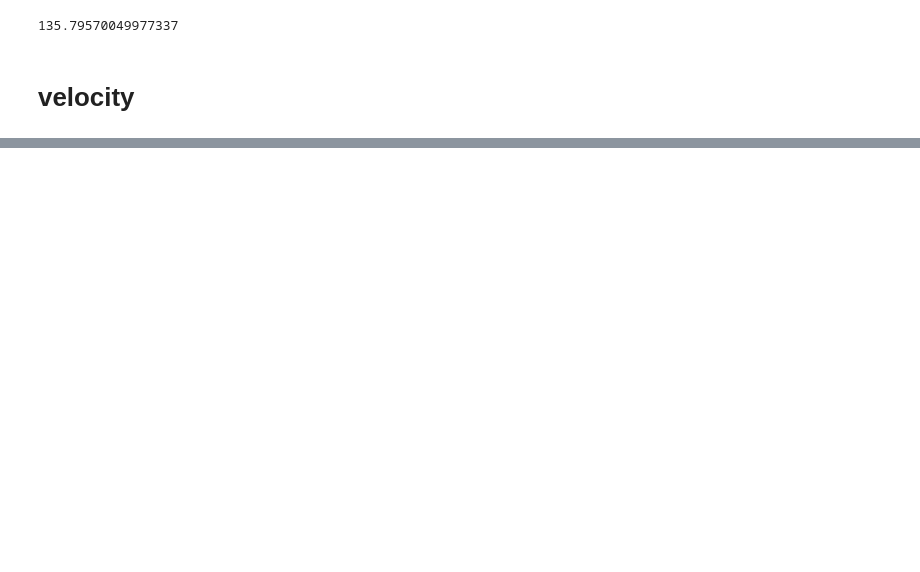
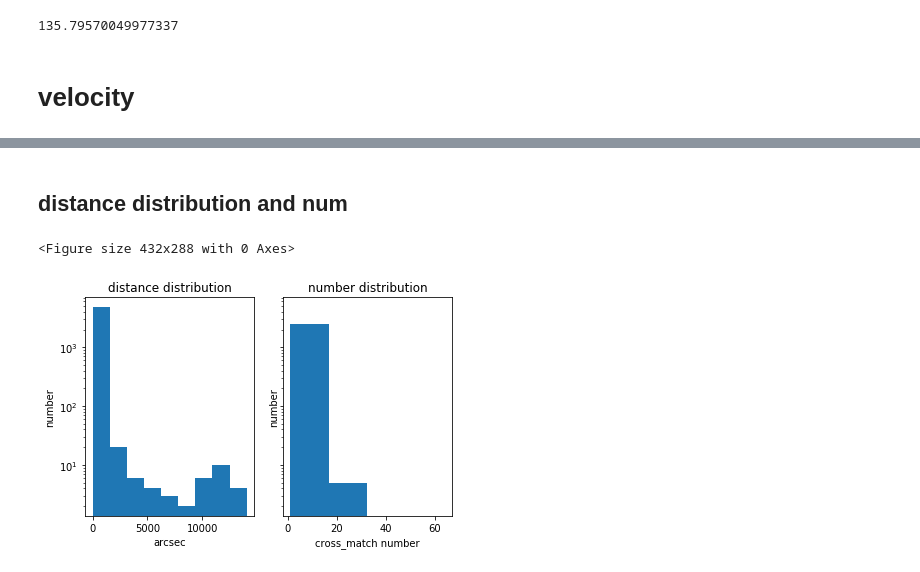
Before and after one commit to ddzs1234/pair-m-z, a Jupyter notebook: cross-match/cross_match_2.ipynb, the cells around one changed output, grey strips where cells are left out. Drawn from its saved outputs; the diff is of its cells as text; code cells hidden in the pictures; blank space fills up the shorter version.

```diff
--- a/cross-match/cross_match_2.ipynb
+++ b/cross-match/cross_match_2.ipynb
@@ -331,0 +396,66 @@ for filename in file:
+# %%
+import glob
+import matplotlib.pyplot as plt
+import numpy as np
+from astropy.io import fits
+from astropy.table import Table,unique
+
+dir_res1='/Users/astro/Documents/notebooks/zs/cross_match/cross_match_res/v6/150_1000/'
+dir_res2=dir_res1+'r_larer_than_3arcsec/'
+dir_res3=dir_res2+'remove_same_source/'
+
+file=glob.glob(dir_res2+'/*.fits')
+
+for filename in file:
+    plateifu=filename[len(dir_res2):-5]
+    f=Table.read(filename)
+    if len(f)>0:
+        f1=unique(f,keys=['dr7_ra','dr7_dec'],keep='first')
+        f1.write(dir_res3+plateifu+'.fits',format='fits')
+# %% [markdown]
+## distance distribution and num
+# %%
+import glob
+import matplotlib.pyplot as plt
+import numpy as np
+from astropy.io import fits
+from astropy.table import Table,unique
+
+dir_res1='/Users/astro/Documents/notebooks/zs/cross_match/cross_match_res/v6/150_1000/'
+dir_res2=dir_res1+'r_larer_than_3arcsec/'
+dir_res3=dir_res2+'remove_same_source/'
+
+file=glob.glob(dir_res3+'/*.fits')
+
+dis=[]
+num=[]
+for filename in file:
+    plateifu=filename[len(dir_res3):-5]
+    f=Table.read(filename)
+    dis1=f['distance']
+    num.append(len(dis1))
+    for j in dis1:
+        dis.append(j)
+
+dis=[float(n) for n in dis]
+dis=[n*206265 for n in dis]
+nbins=np.linspace(np.min(dis),np.max(dis),num=10)
+plt.figure()
+fig, axs = plt.subplots(1, 2, sharey=True, tight_layout=True)
+
+axs[0].hist(dis,bins=nbins)
+axs[0].set_yscale('log')
+axs[0].set_ylabel('number')
+axs[0].set_xlabel('arcsec')
+axs[0].set_title('distance distribution')
+bin_num=np.linspace(np.min(num),np.max(num),num=5)
+axs[1].hist(num,bins=bin_num)
+axs[1].set_yscale('log')
+axs[1].set_xlabel('cross_match number')
+axs[1].set_ylabel('number')
+axs[1].set_title('number distribution')
+plt.savefig(dir_res3+'distance_distribution.jpg',format='jpg')
+plt.show()
+# %% [output]
+<Figure size 432x288 with 0 Axes>
+[figure, added]
```
Also changed, not shown: parts of 6 cells of this notebook.
